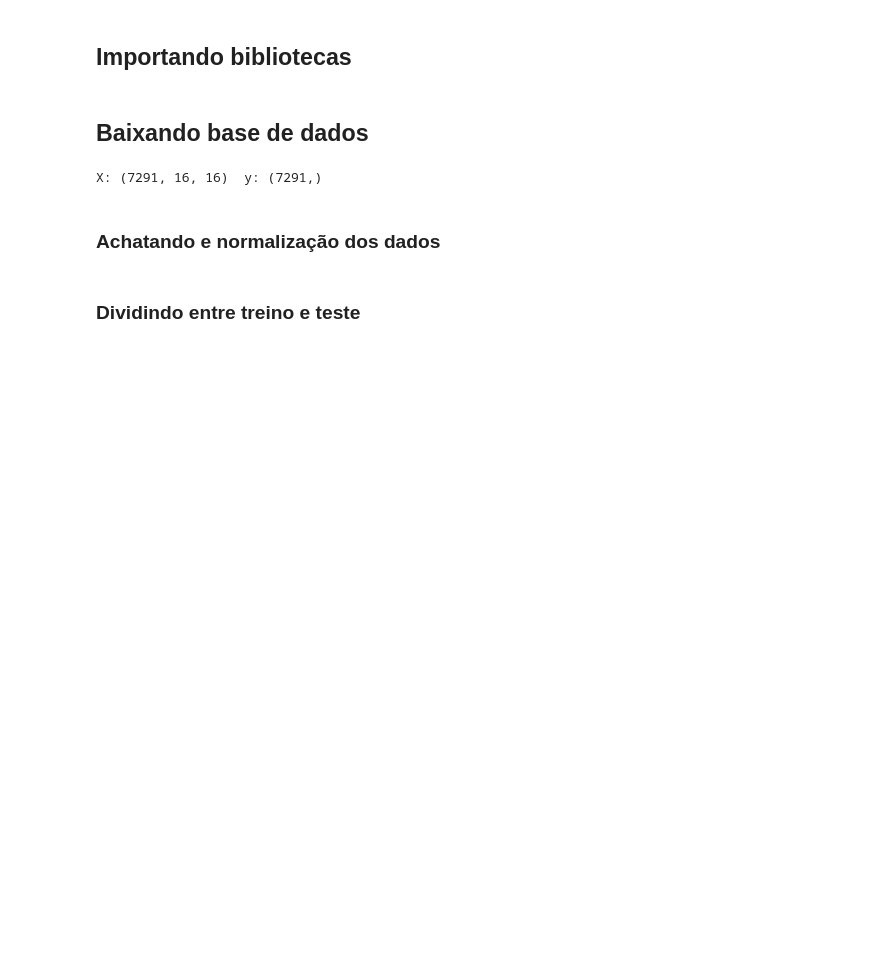
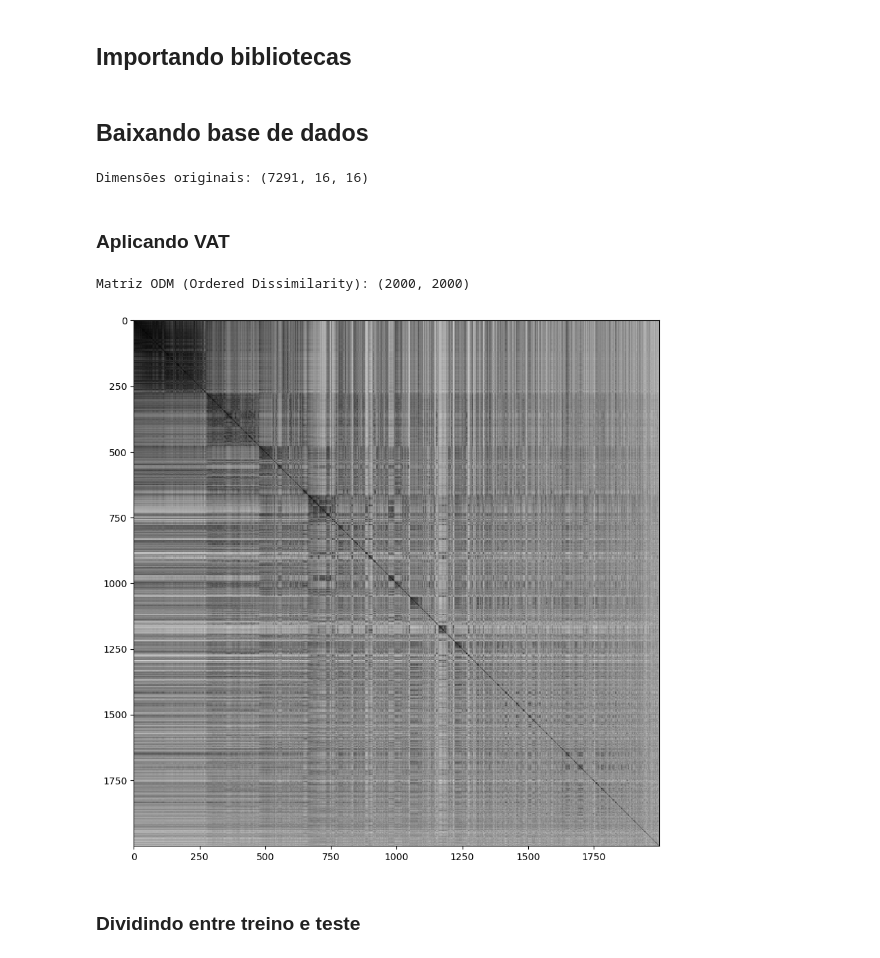
Before and after one commit to marina-medeiros/ART-studies, a Jupyter notebook: Tarefa02/fuzzyART/VATFuzzyART.ipynb, the cells around one changed output. Drawn from its saved outputs; the diff is of its cells as text; code cells hidden in the pictures; blank space fills up the shorter version.

```diff
--- a/Tarefa02/fuzzyART/VATFuzzyART.ipynb
+++ b/Tarefa02/fuzzyART/VATFuzzyART.ipynb
@@ -18,19 +19,19 @@ import pandas as pd
 ## Baixando base de dados
 # %%
 transform = transforms.ToTensor()
-full_dataset = datasets.USPS(root='./data', train=True, download=True, transform=transform)
+dataset = datasets.USPS(root='./data', train=True, download=True, transform=transform)
 
-X_list = []
-y_list = []
+X = np.stack([img.numpy().squeeze() for img, _ in dataset])  # (N, 16, 16)
+y = np.array([label for _, label in dataset])
 
-for img, label in full_dataset:
-    X_list.append(img.numpy().squeeze())  # shape (16,16)
-    y_list.append(label)
+print("Dimensões originais:", X.shape)
 
-X = np.array(X_list)  # (7291, 16, 16)
-y = np.array(y_list)  # (7291,)
-print("X:", X.shape, " y:", y.shape)
+# Achatando dados
+nsamples, h, w = X.shape
+X_flat = X.reshape((nsamples, h * w))
+
+# Normalizando
+scaler = MinMaxScaler()
+X_scaled = scaler.fit_transform(X_flat)
 # %% [output]
-X: (7291, 16, 16)  y: (7291,)
+Dimensões originais: (7291, 16, 16)
-# %% [markdown]
-### Achatando e normalização dos dados
@@ -43,3 +38,13 @@ X_flat_scaled = scaler.fit_transform(X_flat)
+# %% [markdown]
+### Aplicando VAT
+# %%
+X_sample = resample(X_scaled, n_samples=2000, random_state=42)
+
+ODM = vat(X_sample, return_odm=True)
+print("Matriz ODM (Ordered Dissimilarity):", ODM.shape)
+# %% [output]
+Matriz ODM (Ordered Dissimilarity): (2000, 2000)
+[figure, added]
 # %% [markdown]
 ### Dividindo entre treino e teste
 # %%
```
Also changed, not shown: parts of 7 cells of this notebook, 3 other files.
